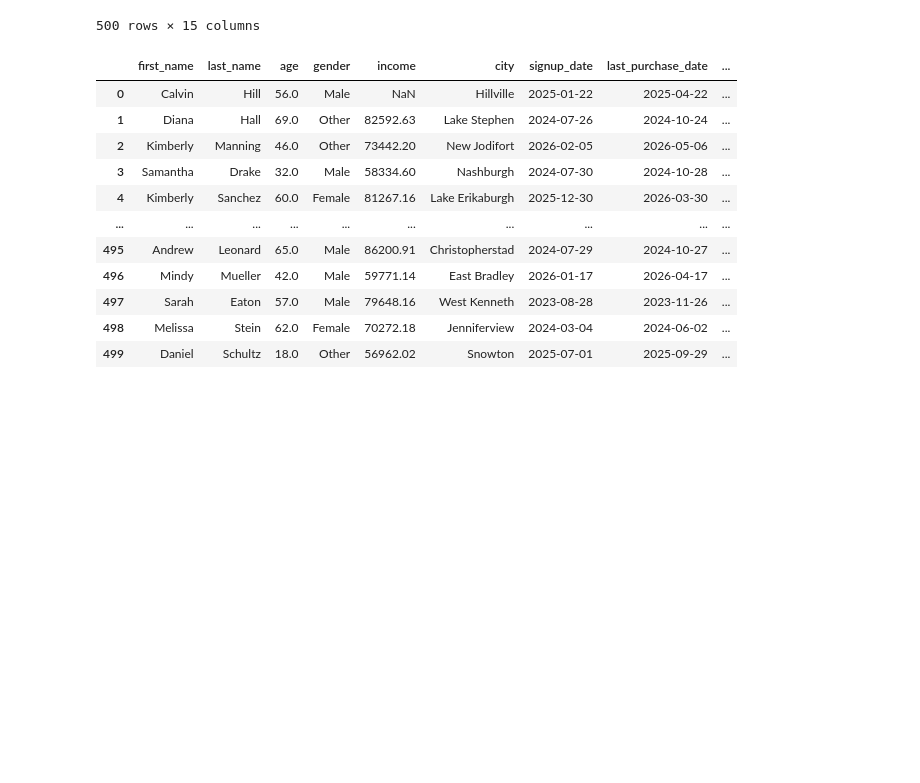
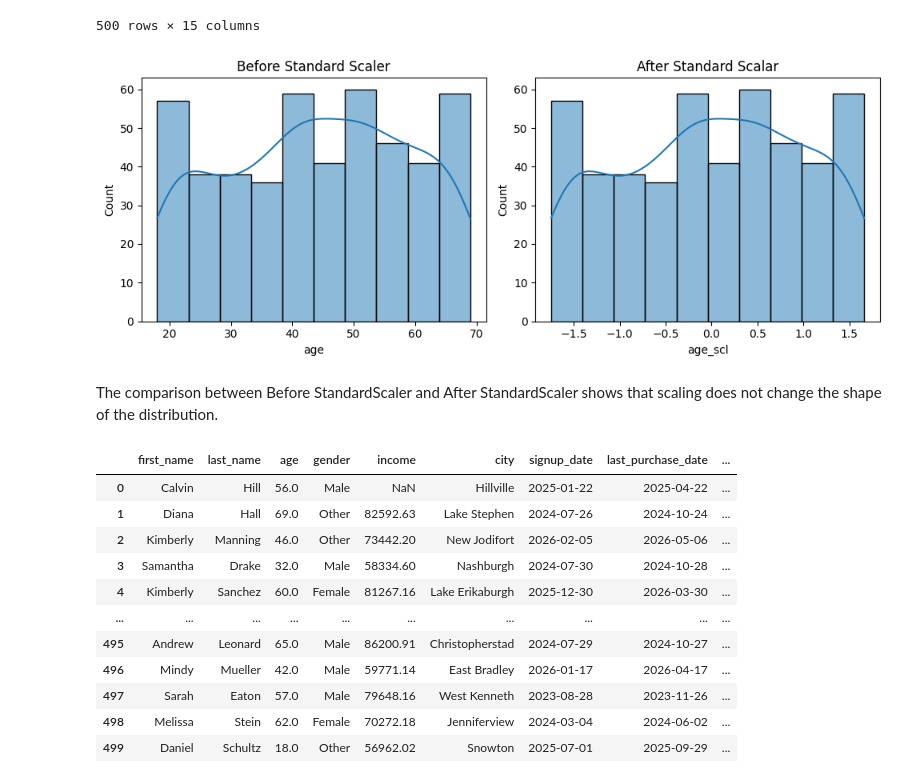
Before and after one commit to Abhiraj14206/Main_Data, a Jupyter notebook: FinalProject2/FinalProject2.ipynb, the cells around one changed output. Saved outputs shown, nothing was run; the diff lists cells and outputs as text; code cells hidden in the pictures; blank space fills up the shorter version.

```diff
--- a/FinalProject2/FinalProject2.ipynb
+++ b/FinalProject2/FinalProject2.ipynb
@@ -562,6 +562,22 @@ df_new
 | 498 | Melissa | Stein | 62.0 | Female | 70272.18 | Jenniferview | 2024-03-04 | 2024-06-02 | ... |
 | 499 | Daniel | Schultz | 18.0 | Other | 56962.02 | Snowton | 2025-07-01 | 2025-09-29 | ... |
 500 rows × 15 columns
+# %%
+plt.figure(figsize=(10,4))
+plt.subplot(1,2,1)
+sns.histplot(df["age"], kde=True)
+plt.title("Before Standard Scaler")
+
+plt.subplot(1,2,2)
+sns.histplot(df_new["age_scl"], kde=True)
+plt.title("After Standard Scalar")
+
+plt.tight_layout()
+plt.show()
+# %% [output]
+[figure, added]
+# %% [markdown]
+The comparison between Before StandardScaler and After StandardScaler shows that scaling does not change the shape of the distribution.
 # %%
 minmax = MinMaxScaler()
 df_new[["age_minmax","Income_minmax","Days_minmax"]] = minmax.fit_transform(df_new[["age","income","days_since_last_purchase"]])
```
Also changed, not shown: parts of 24 cells of this notebook, 1 other file.
